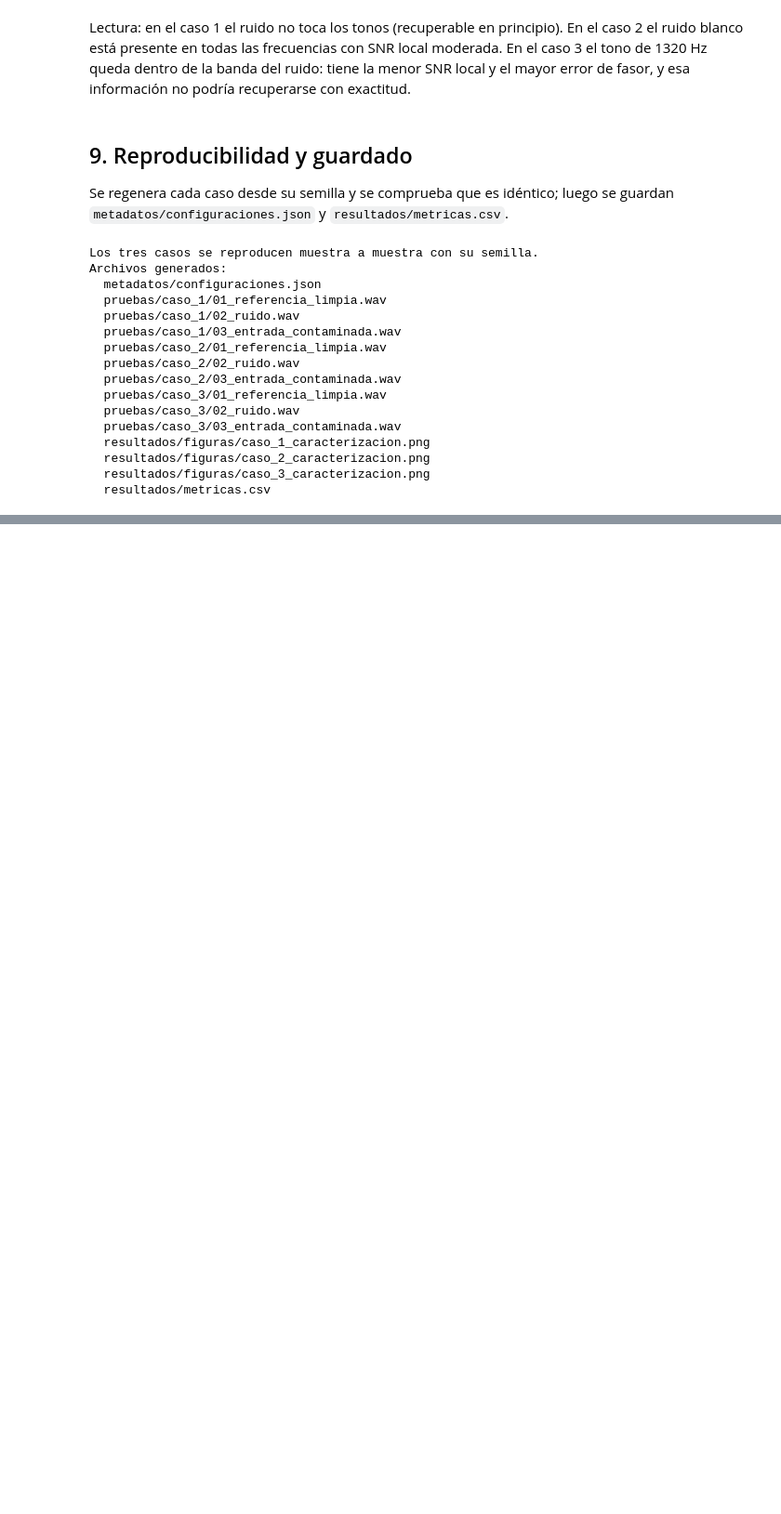
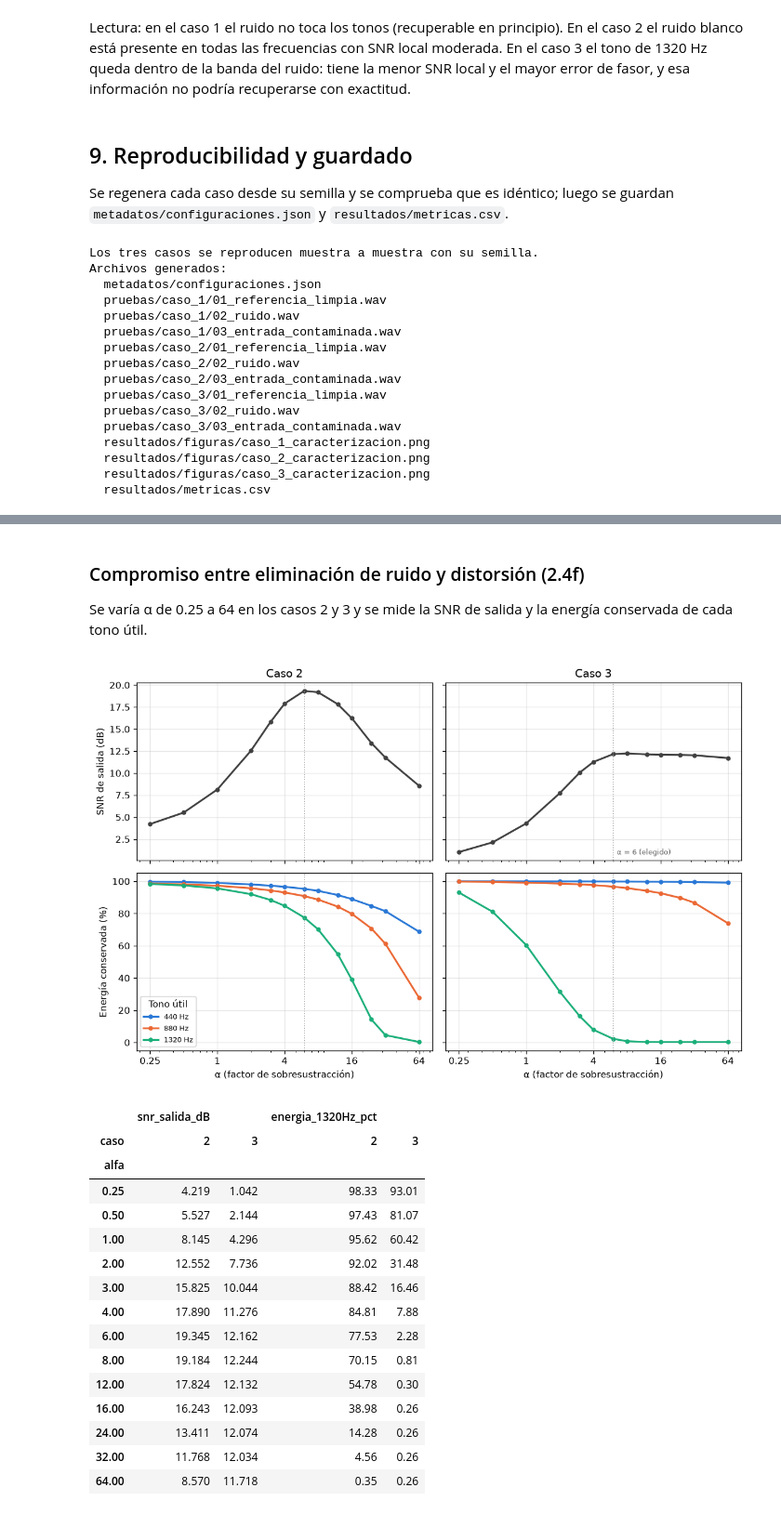
Before and after one commit to josesolMo/jsolano_asm_2026_s2, a Jupyter notebook: tarea1_grupo/notebook.ipynb, the cells around one changed output, grey strips where cells are left out. Shown at 93% size. Drawn from its saved outputs; the diff is of its cells as text; code cells hidden in the pictures; blank space fills up the shorter version.

```diff
--- a/tarea1_grupo/notebook.ipynb
+++ b/tarea1_grupo/notebook.ipynb
@@ -432,0 +544,26 @@ Archivos generados:
+# %% [markdown]
+### Compromiso entre eliminación de ruido y distorsión (2.4f)
+
+Se varía α de 0.25 a 64 en los casos 2 y 3 y se mide la SNR de salida y la energía conservada de cada tono útil.
+# %%
+barrido = pd.DataFrame(ae.barrido_alfa(raiz_espectral))
+display(Image(filename=str(raiz_espectral / 'resultados/figuras/espectral_compromiso.png')))
+barrido.pivot(index='alfa', columns='caso', values=['snr_salida_dB', 'energia_1320Hz_pct'])
+# %% [output]
+[figure, added]
+|  | snr_salida_dB |  | energia_1320Hz_pct |  |
+| caso | 2 | 3 | 2 | 3 |
+| alfa |  |  |  |  |
+| 0.25 | 4.219 | 1.042 | 98.33 | 93.01 |
+| 0.50 | 5.527 | 2.144 | 97.43 | 81.07 |
+| 1.00 | 8.145 | 4.296 | 95.62 | 60.42 |
+| 2.00 | 12.552 | 7.736 | 92.02 | 31.48 |
+| 3.00 | 15.825 | 10.044 | 88.42 | 16.46 |
+| 4.00 | 17.890 | 11.276 | 84.81 | 7.88 |
+| 6.00 | 19.345 | 12.162 | 77.53 | 2.28 |
+| 8.00 | 19.184 | 12.244 | 70.15 | 0.81 |
+| 12.00 | 17.824 | 12.132 | 54.78 | 0.30 |
+| 16.00 | 16.243 | 12.093 | 38.98 | 0.26 |
+| 24.00 | 13.411 | 12.074 | 14.28 | 0.26 |
+| 32.00 | 11.768 | 12.034 | 4.56 | 0.26 |
+| 64.00 | 8.570 | 11.718 | 0.35 | 0.26 |
```
Also changed, not shown: parts of 6 cells of this notebook.
